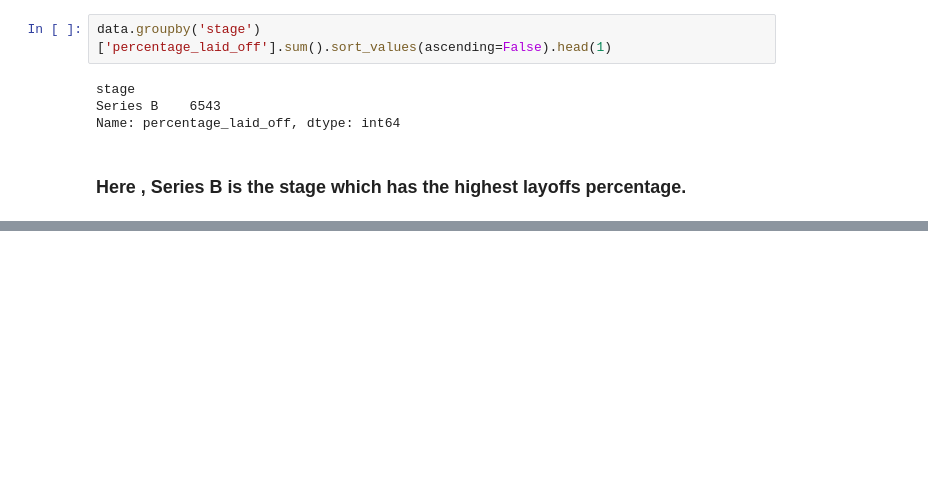
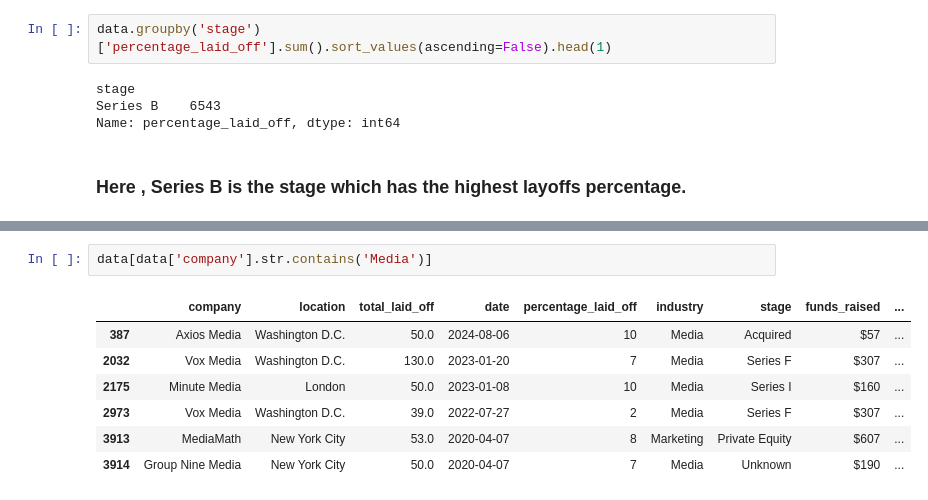
Before and after one commit to neerajcodes888/Recent-Layoffs-Case-Study, a Jupyter notebook: study.ipynb, the cells around one changed output, grey strips where cells are left out. Saved outputs shown, nothing was run; the diff lists cells and outputs as text; blank space fills up the shorter version.

```diff
--- a/study.ipynb
+++ b/study.ipynb
@@ -727,0 +741,10 @@ Name: percentage_laid_off, dtype: int64
+# %%
+data[data['company'].str.contains('Media')]
+# %% [output]
+|  | company | location | total_laid_off | date | percentage_laid_off | industry | stage | funds_raised | ... |
+| 387 | Axios Media | Washington D.C. | 50.0 | 2024-08-06 | 10 | Media | Acquired | $57 | ... |
+| 2032 | Vox Media | Washington D.C. | 130.0 | 2023-01-20 | 7 | Media | Series F | $307 | ... |
+| 2175 | Minute Media | London | 50.0 | 2023-01-08 | 10 | Media | Series I | $160 | ... |
+| 2973 | Vox Media | Washington D.C. | 39.0 | 2022-07-27 | 2 | Media | Series F | $307 | ... |
+| 3913 | MediaMath | New York City | 53.0 | 2020-04-07 | 8 | Marketing | Private Equity | $607 | ... |
+| 3914 | Group Nine Media | New York City | 50.0 | 2020-04-07 | 7 | Media | Unknown | $190 | ... |
```
Also changed, not shown: parts of 2 cells of this notebook.
